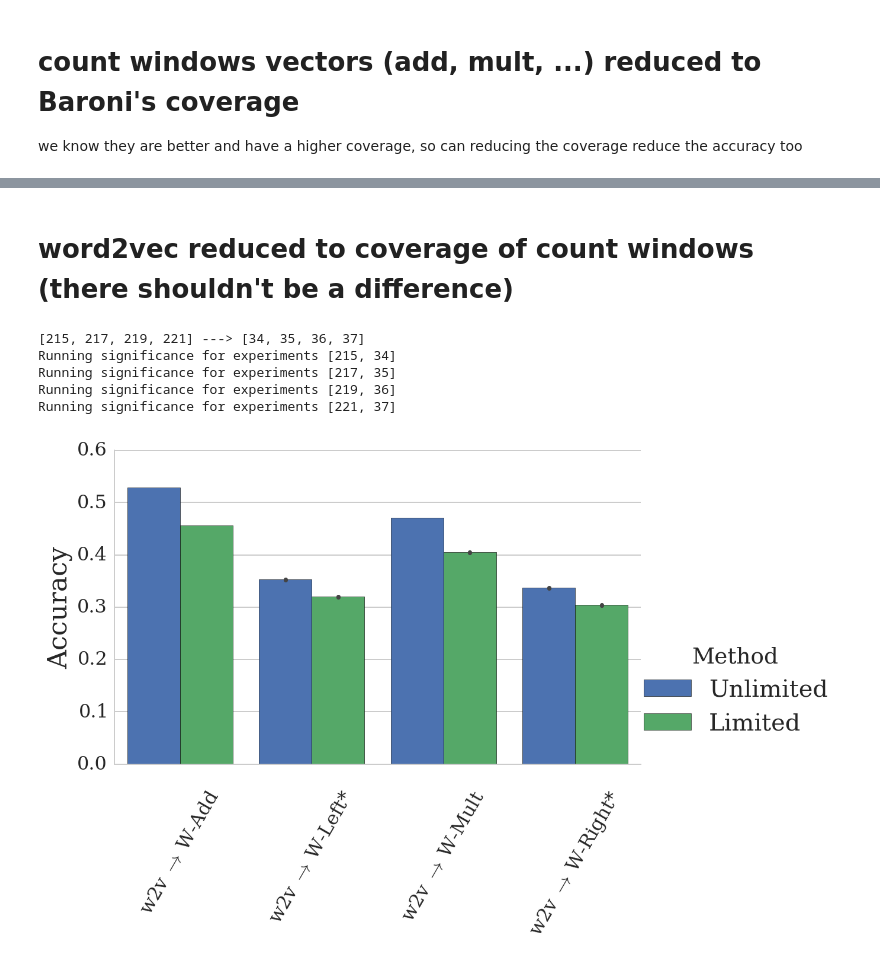
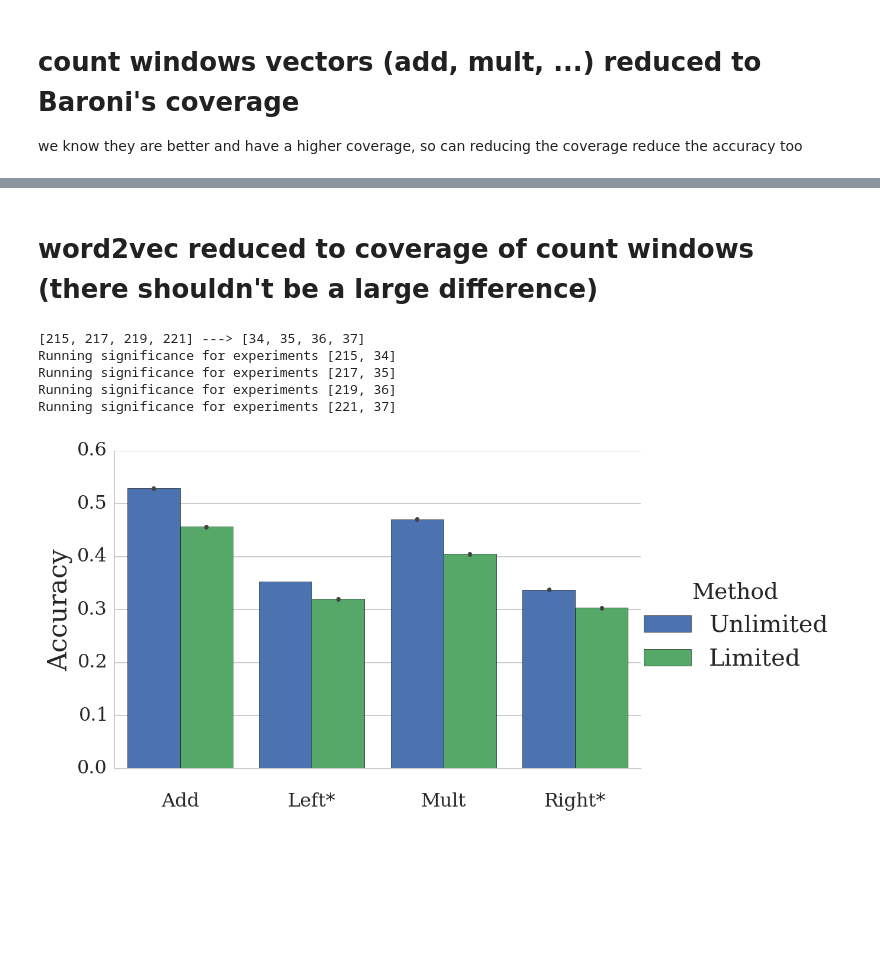
Before and after one commit to mbatchkarov/ExpLosion, a Jupyter notebook: notebooks/reduced_coverage_experiments.ipynb, the cells around one changed output, grey strips where cells are left out. Saved outputs shown, nothing was run; the diff lists cells and outputs as text; code cells hidden in the pictures; blank space fills up the shorter version.

```diff
--- a/notebooks/reduced_coverage_experiments.ipynb
+++ b/notebooks/reduced_coverage_experiments.ipynb
@@ -18,7 +18,7 @@ from pprint import pprint
 # %% [output]
 /Volumes/LocalDataHD/m/mm/mmb28/NetBeansProjects/ExpLosion
 # %%
-def plot_matching(exp_with_constraints, labels=None, rotation=60):
+def plot_matching(exp_with_constraints, labels=None, rotation=0):
     matching = []
     for e in exp_with_constraints:
         settings = settings_of(e.id)
@@ -54,16 +53,17 @@ Running significance for experiments [222, 30]
 # %% [markdown]
-# word2vec reduced to coverage of count windows (there shouldn't be a difference)
+# word2vec reduced to coverage of count windows (there shouldn't be a large difference)
 # %%
-exp_ids = Experiment.objects.filter(expansions__entries_of__isnull=False).exclude(expansions__entries_of__composer='Baroni')
-names = pretty_names([x.id for x in exp_ids], name_format=['expansions__vectors__composer'])
-names = ['w2v $\\rightarrow$ W-%s' % n for n in names]
+exp_ids = Experiment.objects.filter(expansions__entries_of__isnull=False,
+                                    expansions__entries_of__algorithm='count_windows'
+                                   ).exclude(expansions__entries_of__composer='Baroni')
+names = [n.expansions.vectors.composer for n in exp_ids]
 plot_matching(exp_ids, labels=names)
 # plt.axhline(random_vect_baseline(), c='k');
 plt.savefig('plot-reduced-coverage2.pdf', format='pdf', dpi=300, bbox_inches='tight', pad_inches=0.1)
 # %% [output]
 [215, 217, 219, 221] ---> [34, 35, 36, 37]
 Running significance for experiments [215, 34]
 Running significance for experiments [217, 35]
 Running significance for experiments [219, 36]
 Running significance for experiments [221, 37]
-[figure, old version]
+[figure, new version]
```
Also changed, not shown: parts of 3 cells of this notebook, 4 other files.
